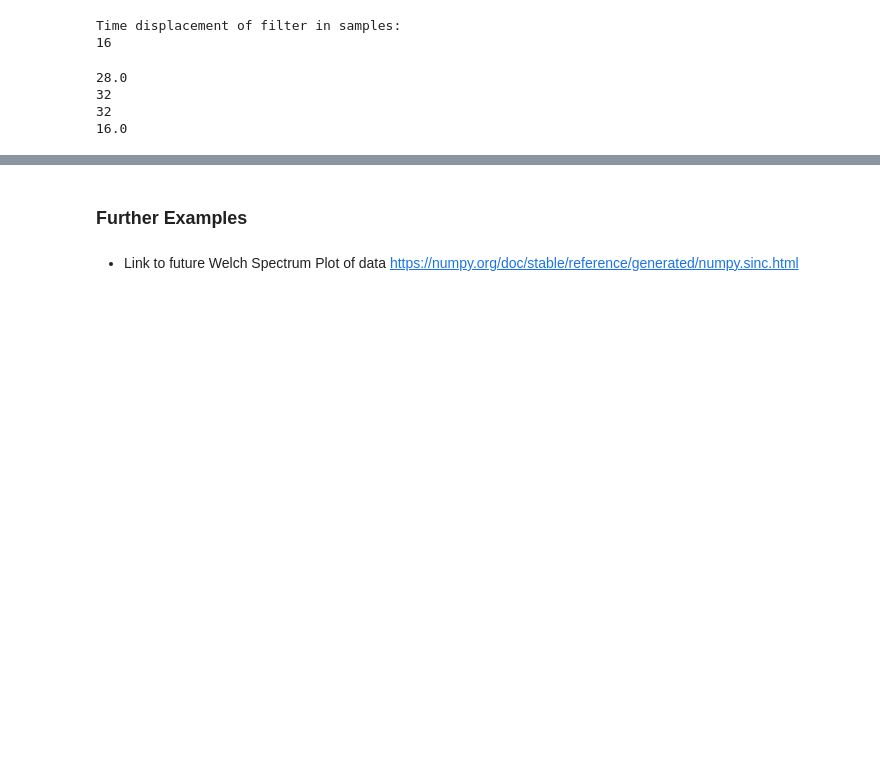
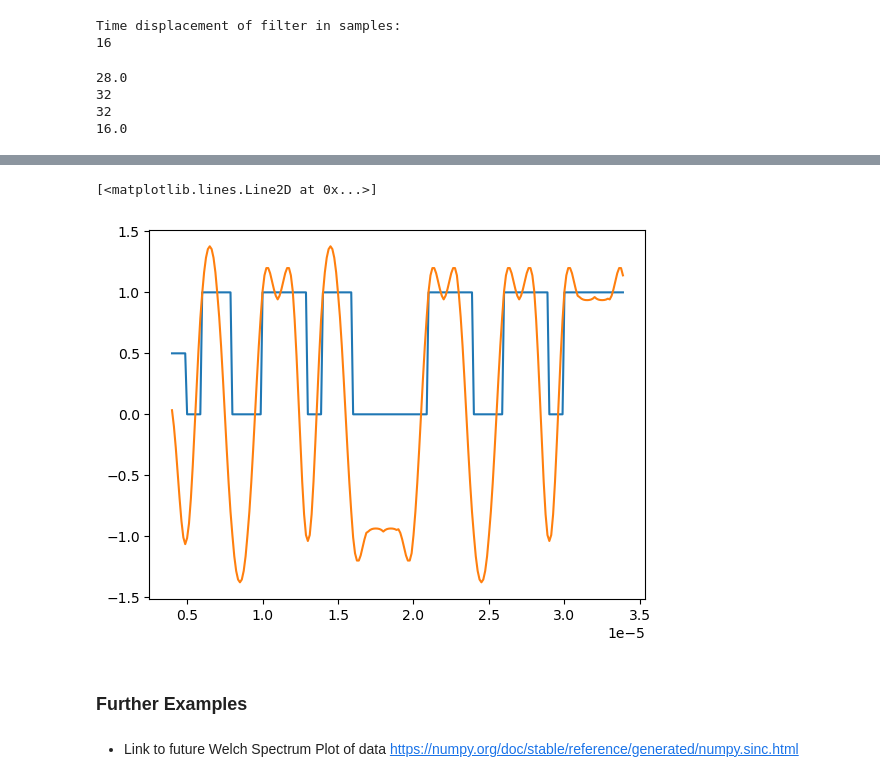
Before and after one commit to floose/py-ju-sea-dsp, a Jupyter notebook: ex1-rc-circ/LTSpice_Nyquist_pulse.ipynb, the cells around one changed output, grey strips where cells are left out. Drawn from its saved outputs; the diff is of its cells as text; code cells hidden in the pictures; blank space fills up the shorter version.

Commit message:
added plots for visualization

```diff
--- a/ex1-rc-circ/LTSpice_Nyquist_pulse.ipynb
+++ b/ex1-rc-circ/LTSpice_Nyquist_pulse.ipynb
@@ -519,3 +519,10 @@ plt.plot(time_pulse[:(bitsToPlot)*k],impulse_train[:(bitsToPlot)*k],label = "Imp
+# %%
+plt.plot(time_pulse[:(bitsToPlot)*k],on_off_wave[:(bitsToPlot)*k])
+plt.plot(time_pulse[:(bitsToPlot)*k],pulse_train_rccp[:(bitsToPlot)*k],label = "RCC $r$ = {}".format(r))
+#plt.plot(time_pulse[:(bitsToPlot)*k],pulse_train_rect[:(bitsToPlot)*k],label="Rect")
+# %% [output]
+[<matplotlib.lines.Line2D at 0x...>]
+[figure, added]
 # %% [markdown]
 ### Further Examples
 # %% [markdown]
```
Also changed, not shown: parts of 7 cells of this notebook.
